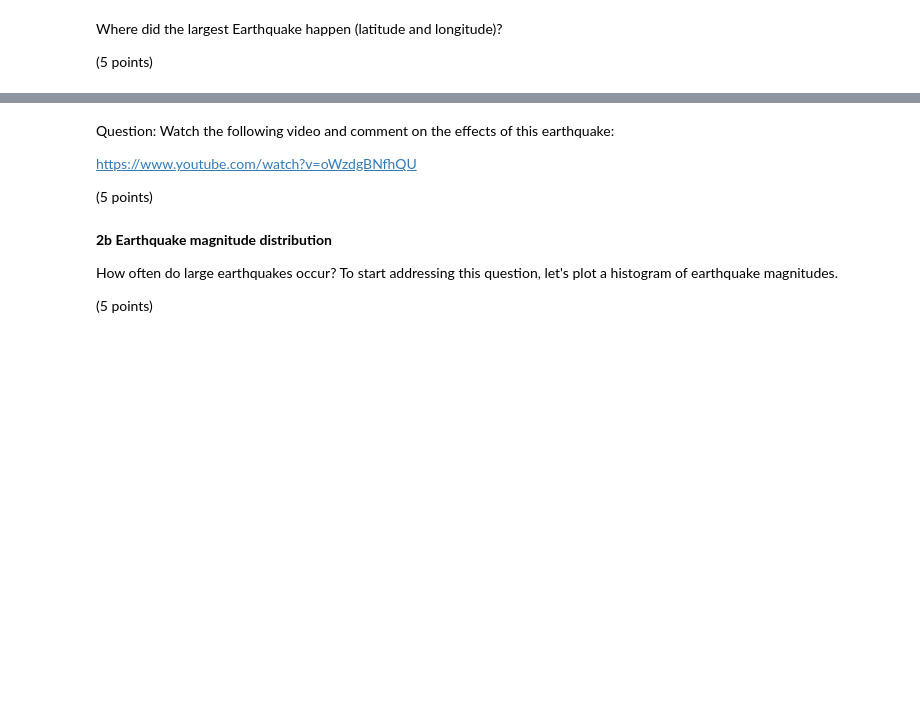
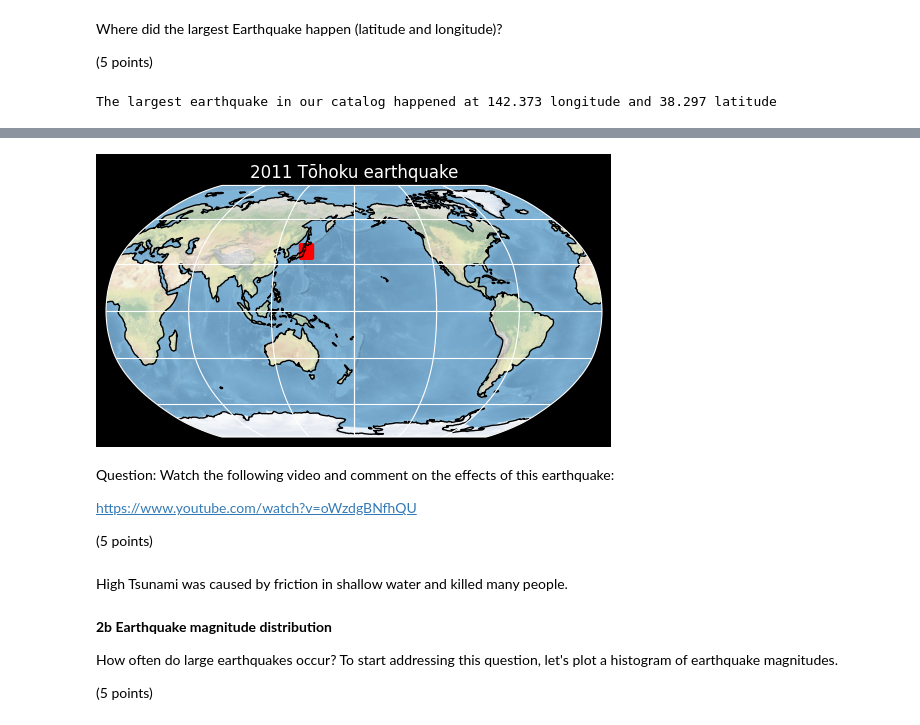
Before and after one commit to ItsukiKigoshi/EPS88_Gleeson, a Jupyter notebook: homework01.ipynb, the cells around one changed output, grey strips where cells are left out. Drawn from its saved outputs; the diff is of its cells as text; code cells hidden in the pictures; blank space fills up the shorter version.

```diff
--- a/homework01.ipynb
+++ b/homework01.ipynb
@@ -239,6 +239,6 @@ What is the largest magnitude earthquake in our catalog?
 (5 points)
 # %%
 ## Find the largest magnitude earthquake in our catalog
-largest_magnitude =
+largest_magnitude = np.max(EQ_data['Magnitude'])
 
-print(f"The largest magnitude earthquake in our catalog is {}")
+print(f"The largest magnitude earthquake in our catalog is {largest_magnitude}")
@@ -257,10 +261,12 @@ Where did the largest Earthquake happen (latitude and longitude)?
 (5 points)
 # %%
 ## Find the longitude and latitude of the largest earthquake.
-largest_eq_lon =
-largest_eq_lat =
+largest_eq_lon = EQ_data['Longitude'][EQ_data['Magnitude'] == largest_magnitude].values[0]
+largest_eq_lat = EQ_data['Latitude'][EQ_data['Magnitude'] == largest_magnitude].values[0]
 
-print(f"The largest earthquake in our catalog happened at {} longitude and {} latitude")
+print(f"The largest earthquake in our catalog happened at {largest_eq_lon} longitude and {largest_eq_lat} latitude")
+# %% [output]
+The largest earthquake in our catalog happened at 142.373 longitude and 38.297 latitude
 # %% [markdown]
 There are many colormaps available in Matplotlib: https://matplotlib.org/stable/tutorials/colors/colormaps.html
 
@@ -278,29 +284,35 @@ To the `plt.scatter` function, add `s=100` to adjust the size of the marker, add
 # %%
 ## Make a figure
 plt.figure()
 
 ## Set the projection using ccrs.Robinson(central_longitude=180)
 ax = plt.axes(projection=ccrs.Robinson(central_longitude=180))
 ax.set_global()
 
 ## Plot the largest earthquake, using s=100, marker='s', color='red'
-plt.scatter()
+plt.scatter(largest_eq_lon, largest_eq_lat,
+           s=100, marker='s', color='red',
+           transform=ccrs.PlateCarree())
 
 ## Add coastlines, stock image, and gridlines
 ax.coastlines()
 ax.stock_img()
 ax.gridlines()
 
 ## Add a title
 plt.title('2011 Tōhoku earthquake')
 
 plt.show()
+# %% [output]
+[figure, added]
 # %% [markdown]
 Question: Watch the following video and comment on the effects of this earthquake:
 
 https://www.youtube.com/watch?v=oWzdgBNfhQU
 
 (5 points)
+# %% [markdown]
+High Tsunami was caused by friction in shallow water and killed many people.
 # %% [markdown]
 **2b Earthquake magnitude distribution**
 
```
Also changed, not shown: parts of 21 cells of this notebook.
